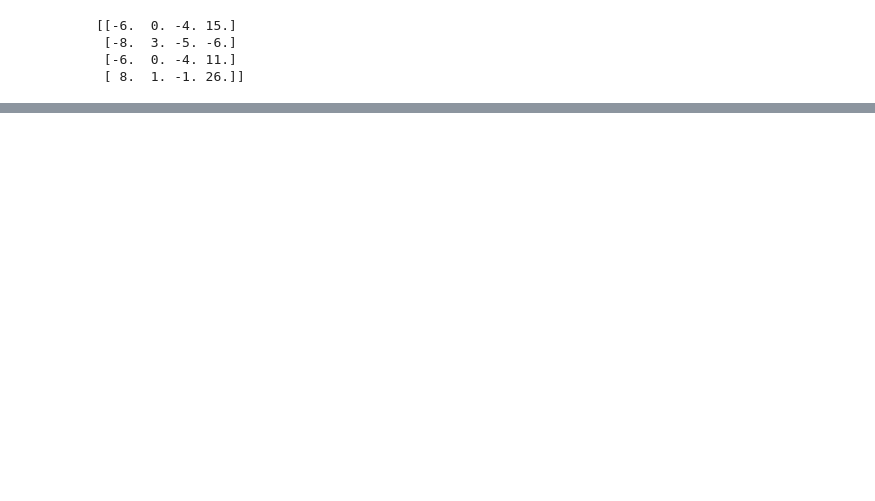
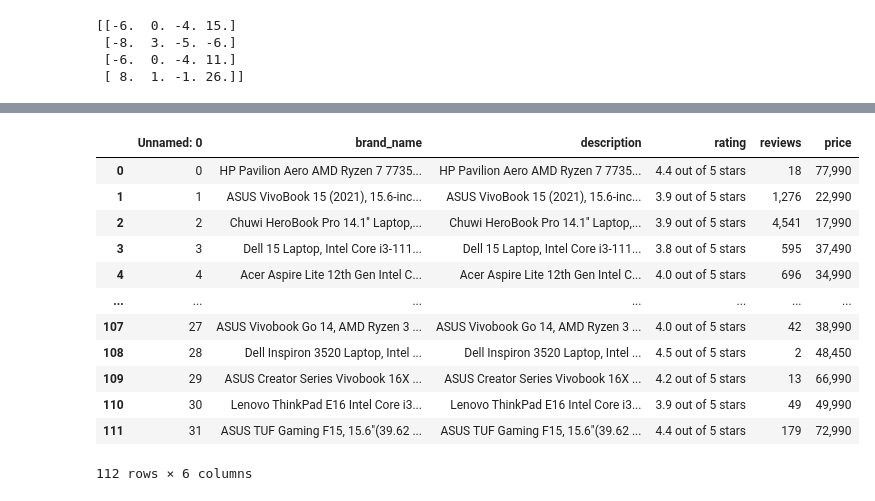
Before and after one commit to Mitul2003/CLASS_ASSIGNMENT_OF_BIG_DATA, a Jupyter notebook: Lab1_mat_mul.ipynb, the cells around one changed output, grey strips where cells are left out. Saved outputs shown, nothing was run; the diff lists cells and outputs as text; code cells hidden in the pictures; blank space fills up the shorter version.

```diff
--- a/Lab1_mat_mul.ipynb
+++ b/Lab1_mat_mul.ipynb
@@ -53,0 +207,17 @@ print(ans)
+# %%
+df1 = pd.read_csv('Leptop.csv')
+df1
+# %% [output]
+|  | Unnamed: 0 | brand_name | description | rating | reviews | price |
+| 0 | 0 | HP Pavilion Aero AMD Ryzen 7 7735... | HP Pavilion Aero AMD Ryzen 7 7735... | 4.4 out of 5 stars | 18 | 77,990 |
+| 1 | 1 | ASUS VivoBook 15 (2021), 15.6-inc... | ASUS VivoBook 15 (2021), 15.6-inc... | 3.9 out of 5 stars | 1,276 | 22,990 |
+| 2 | 2 | Chuwi HeroBook Pro 14.1'' Laptop,... | Chuwi HeroBook Pro 14.1'' Laptop,... | 3.9 out of 5 stars | 4,541 | 17,990 |
+| 3 | 3 | Dell 15 Laptop, Intel Core i3-111... | Dell 15 Laptop, Intel Core i3-111... | 3.8 out of 5 stars | 595 | 37,490 |
+| 4 | 4 | Acer Aspire Lite 12th Gen Intel C... | Acer Aspire Lite 12th Gen Intel C... | 4.0 out of 5 stars | 696 | 34,990 |
+| ... | ... | ... | ... | ... | ... | ... |
+| 107 | 27 | ASUS Vivobook Go 14, AMD Ryzen 3 ... | ASUS Vivobook Go 14, AMD Ryzen 3 ... | 4.0 out of 5 stars | 42 | 38,990 |
+| 108 | 28 | Dell Inspiron 3520 Laptop, Intel ... | Dell Inspiron 3520 Laptop, Intel ... | 4.5 out of 5 stars | 2 | 48,450 |
+| 109 | 29 | ASUS Creator Series Vivobook 16X ... | ASUS Creator Series Vivobook 16X ... | 4.2 out of 5 stars | 13 | 66,990 |
+| 110 | 30 | Lenovo ThinkPad E16 Intel Core i3... | Lenovo ThinkPad E16 Intel Core i3... | 3.9 out of 5 stars | 49 | 49,990 |
+| 111 | 31 | ASUS TUF Gaming F15, 15.6"(39.62 ... | ASUS TUF Gaming F15, 15.6"(39.62 ... | 4.4 out of 5 stars | 179 | 72,990 |
+112 rows × 6 columns
```
Also changed, not shown: parts of 10 cells of this notebook.
